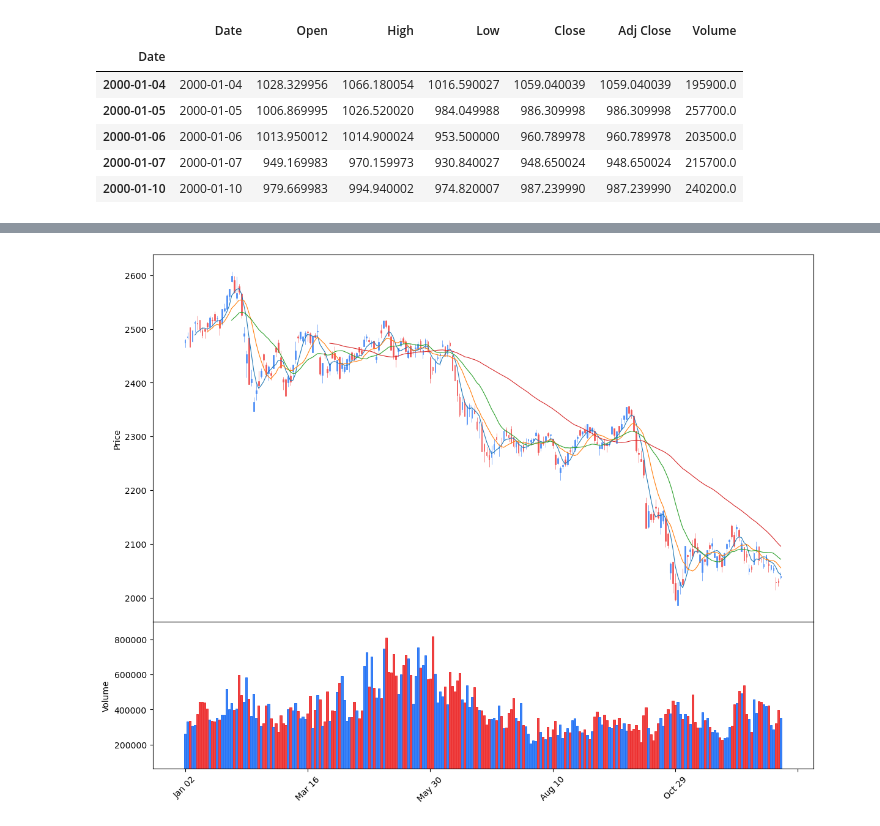
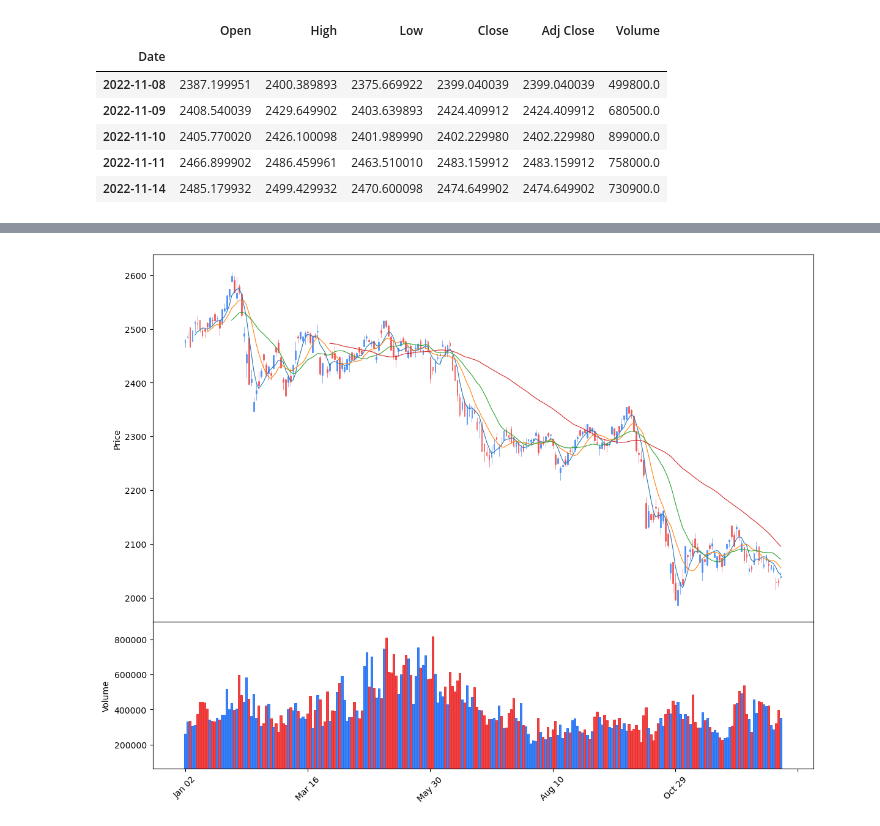
Before and after one commit to Thinline20/AI-Final, a Jupyter notebook: projects/lib/Preprocess.ipynb, the cells around one changed output, grey strips where cells are left out. Drawn from its saved outputs; the diff is of its cells as text; code cells hidden in the pictures.

```diff
--- a/projects/lib/Preprocess.ipynb
+++ b/projects/lib/Preprocess.ipynb
@@ -40,14 +40,14 @@ def rgb_to_float(rgb):
 color_pal = list(map(rgb_to_float, colors))
 # %%
 df = get_finance_data("ks11")
-# df.drop("Date", inplace=True, axis=1)
+df.drop("Date", inplace=True, axis=1)
 
-df.head()
+df.tail()
 # %% [output]
-|  | Date | Open | High | Low | Close | Adj Close | Volume |
-| Date |  |  |  |  |  |  |  |
-| 2000-01-04 | 2000-01-04 | 1028.329956 | 1066.180054 | 1016.590027 | 1059.040039 | 1059.040039 | 195900.0 |
-| 2000-01-05 | 2000-01-05 | 1006.869995 | 1026.520020 | 984.049988 | 986.309998 | 986.309998 | 257700.0 |
-| 2000-01-06 | 2000-01-06 | 1013.950012 | 1014.900024 | 953.500000 | 960.789978 | 960.789978 | 203500.0 |
-| 2000-01-07 | 2000-01-07 | 949.169983 | 970.159973 | 930.840027 | 948.650024 | 948.650024 | 215700.0 |
-| 2000-01-10 | 2000-01-10 | 979.669983 | 994.940002 | 974.820007 | 987.239990 | 987.239990 | 240200.0 |
+|  | Open | High | Low | Close | Adj Close | Volume |
+| Date |  |  |  |  |  |  |
+| 2022-11-08 | 2387.199951 | 2400.389893 | 2375.669922 | 2399.040039 | 2399.040039 | 499800.0 |
+| 2022-11-09 | 2408.540039 | 2429.649902 | 2403.639893 | 2424.409912 | 2424.409912 | 680500.0 |
+| 2022-11-10 | 2405.770020 | 2426.100098 | 2401.989990 | 2402.229980 | 2402.229980 | 899000.0 |
+| 2022-11-11 | 2466.899902 | 2486.459961 | 2463.510010 | 2483.159912 | 2483.159912 | 758000.0 |
+| 2022-11-14 | 2485.179932 | 2499.429932 | 2470.600098 | 2474.649902 | 2474.649902 | 730900.0 |
```
Also changed, not shown: parts of 21 cells of this notebook.
